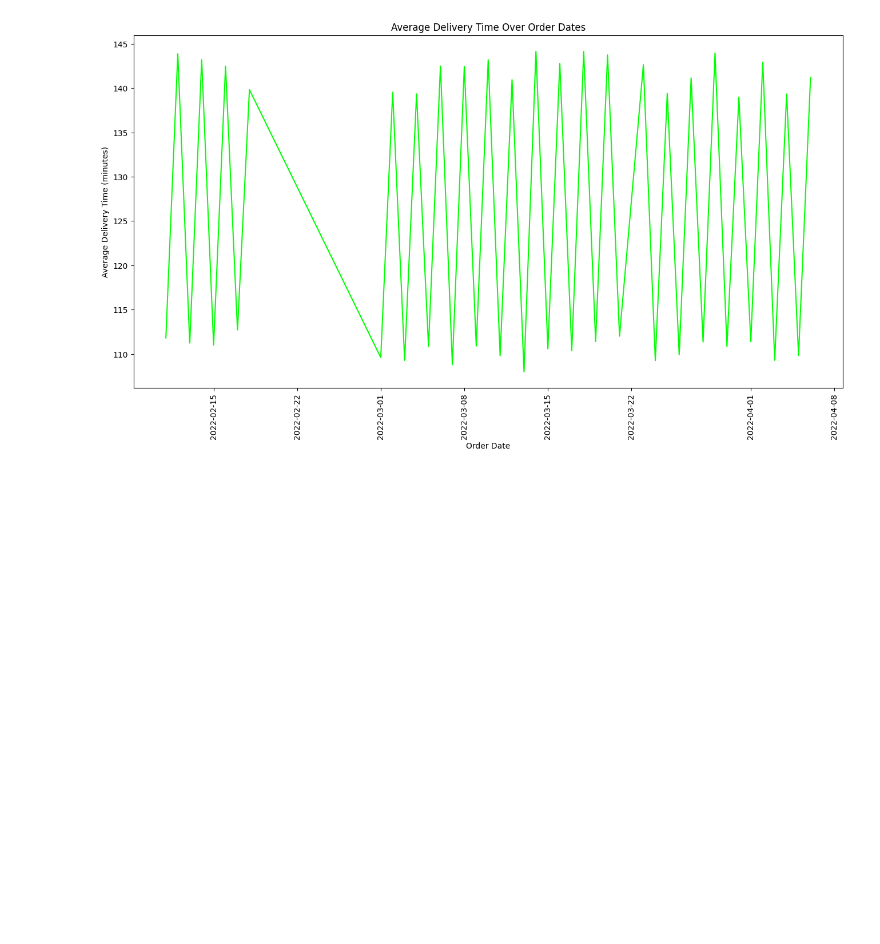
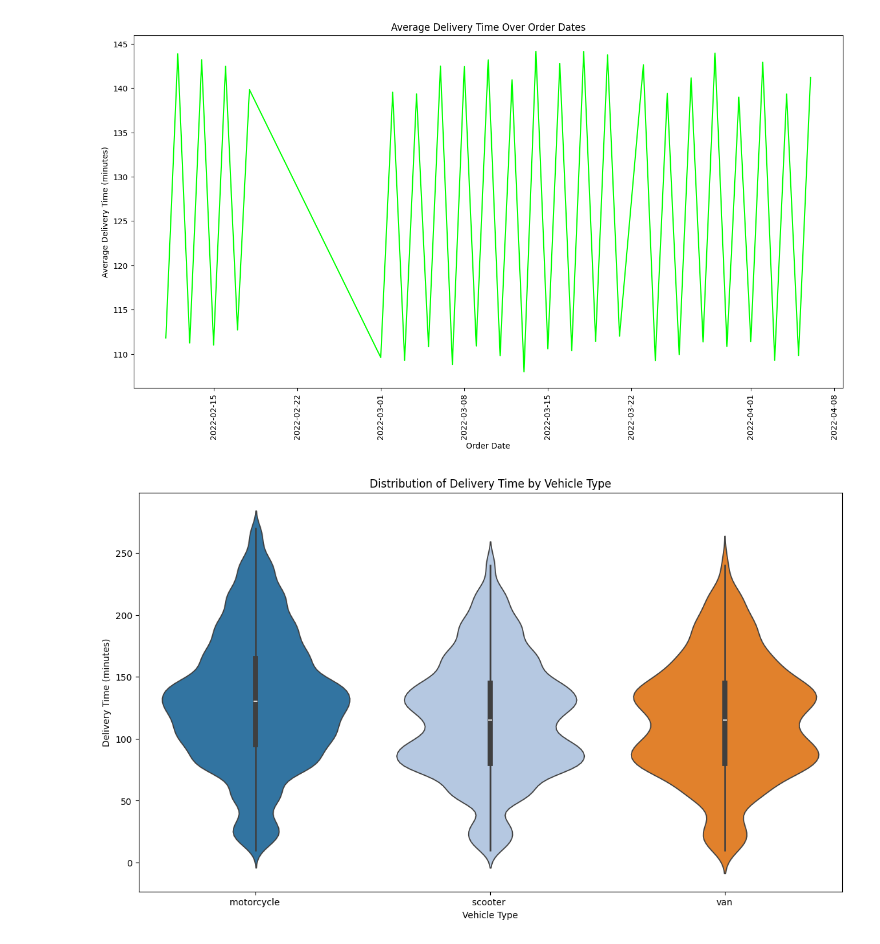
Before and after one commit to tarun1208/BasicML, a Jupyter notebook: Blog_Post.ipynb, the cells around one changed output. Drawn from its saved outputs; the diff is of its cells as text; code cells hidden in the pictures; blank space fills up the shorter version.

```diff
--- a/Blog_Post.ipynb
+++ b/Blog_Post.ipynb
@@ -222,3 +222,12 @@ plt.xticks(rotation=90)
 plt.show()
 # %% [output]
 [figure]
+# %%
+plt.figure(figsize=(14, 8))
+sns.violinplot(data=df, x='Vehicle', y='Delivery_Time', palette='tab20')
+plt.title('Distribution of Delivery Time by Vehicle Type')
+plt.xlabel('Vehicle Type')
+plt.ylabel('Delivery Time (minutes)')
+plt.show()
+# %% [output]
+[figure, added]
```
Also changed, not shown: parts of 1 cell of this notebook.
